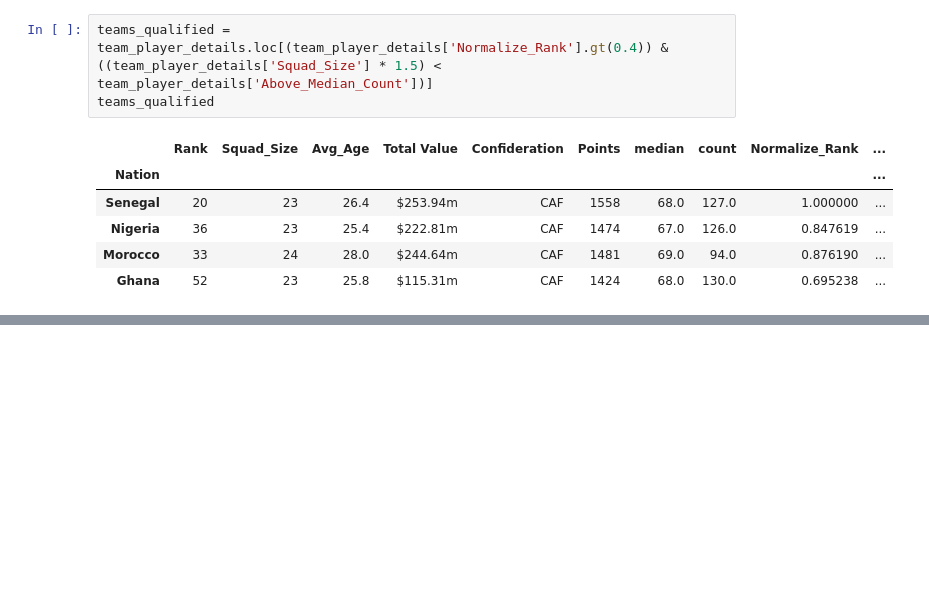
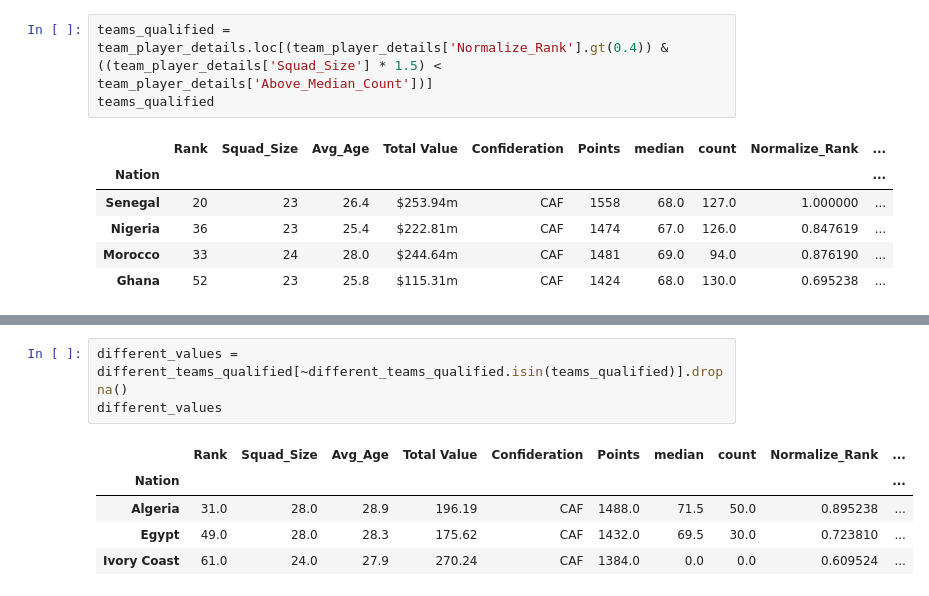
Before and after one commit to rajat3Illinois/2021_Spring_finals, a Jupyter notebook: WorldCupTeamPredictor.ipynb, the cells around one changed output, grey strips where cells are left out. Drawn from its saved outputs; the diff is of its cells as text; blank space fills up the shorter version.

```diff
--- a/WorldCupTeamPredictor.ipynb
+++ b/WorldCupTeamPredictor.ipynb
@@ -267,0 +305,9 @@ teams_qualified
+# %%
+different_values = different_teams_qualified[~different_teams_qualified.isin(teams_qualified)].dropna()
+different_values
+# %% [output]
+|  | Rank | Squad_Size | Avg_Age | Total Value | Confideration | Points | median | count | Normalize_Rank | ... |
+| Nation |  |  |  |  |  |  |  |  |  | ... |
+| Algeria | 31.0 | 28.0 | 28.9 | 196.19 | CAF | 1488.0 | 71.5 | 50.0 | 0.895238 | ... |
+| Egypt | 49.0 | 28.0 | 28.3 | 175.62 | CAF | 1432.0 | 69.5 | 30.0 | 0.723810 | ... |
+| Ivory Coast | 61.0 | 24.0 | 27.9 | 270.24 | CAF | 1384.0 | 0.0 | 0.0 | 0.609524 | ... |
```
Also changed, not shown: parts of 5 cells of this notebook, 1 other file.
